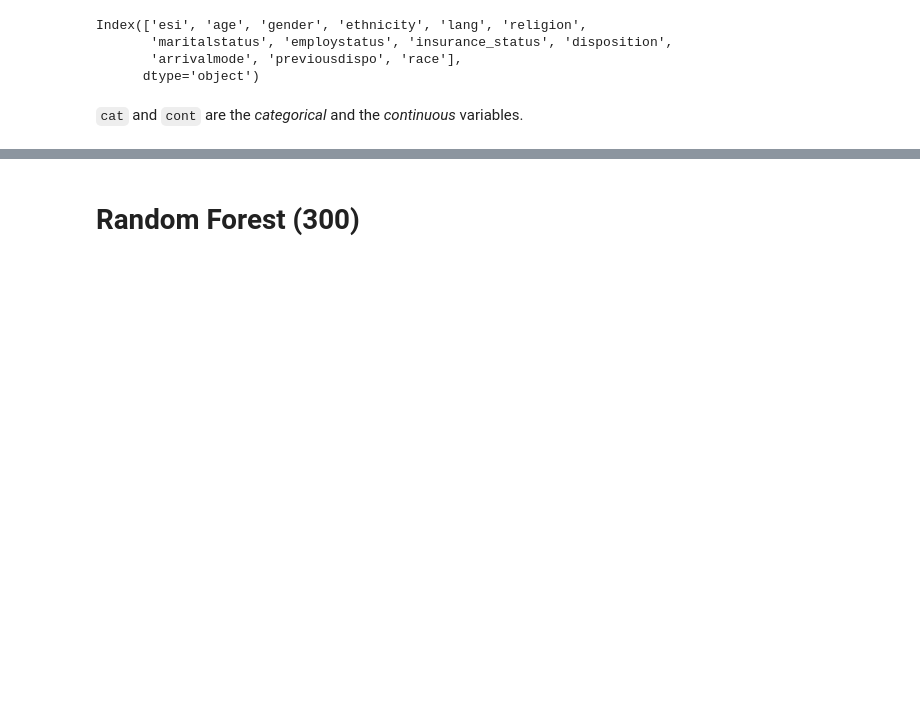
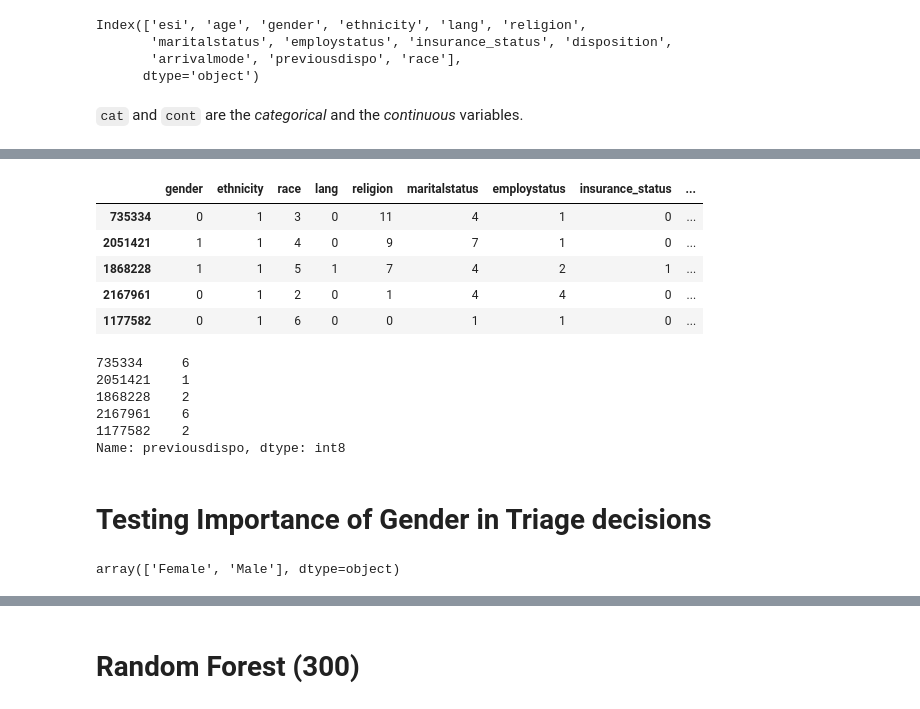
Before and after one commit to pting302/AI_for_Bias_Detection_Healthcare, a Jupyter notebook: Models/Rdata_Analysis.ipynb, the cells around one changed output, grey strips where cells are left out. Drawn from its saved outputs; the diff is of its cells as text; code cells hidden in the pictures; blank space fills up the shorter version.

Commit message:
gender shap started

```diff
--- a/Models/Rdata_Analysis.ipynb
+++ b/Models/Rdata_Analysis.ipynb
@@ -608,3 +608,28 @@ to.show(5)
 # %%
 X_train, y_train = to.train.xs, to.train.y
 X_test, y_test = to.valid.xs, to.valid.y
+# %%
+X_test.head()
+# %% [output]
+|  | gender | ethnicity | race | lang | religion | maritalstatus | employstatus | insurance_status | ... |
+| 735334 | 0 | 1 | 3 | 0 | 11 | 4 | 1 | 0 | ... |
+| 2051421 | 1 | 1 | 4 | 0 | 9 | 7 | 1 | 0 | ... |
+| 1868228 | 1 | 1 | 5 | 1 | 7 | 4 | 2 | 1 | ... |
+| 2167961 | 0 | 1 | 2 | 0 | 1 | 4 | 4 | 0 | ... |
+| 1177582 | 0 | 1 | 6 | 0 | 0 | 1 | 1 | 0 | ... |
+# %%
+y_test.head()
+# %% [output]
+735334     6
+2051421    1
+1868228    2
+2167961    6
+1177582    2
+Name: previousdispo, dtype: int8
+# %% [markdown]
+# Testing Importance of Gender in Triage decisions
+# %%
+#split
+transformers["gender"].inverse_transform([0, 1])
+# %% [output]
+array(['Female', 'Male'], dtype=object)
```
Also changed, not shown: parts of 18 cells of this notebook, 1 other file.
